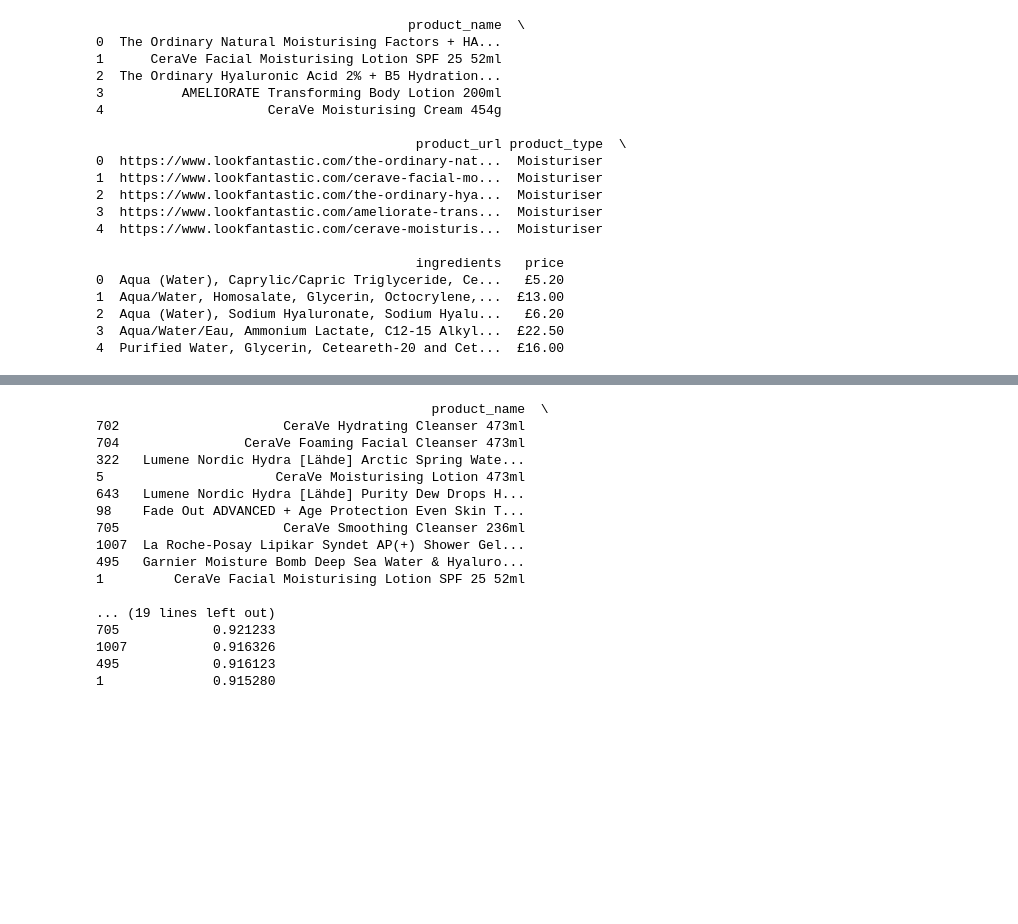
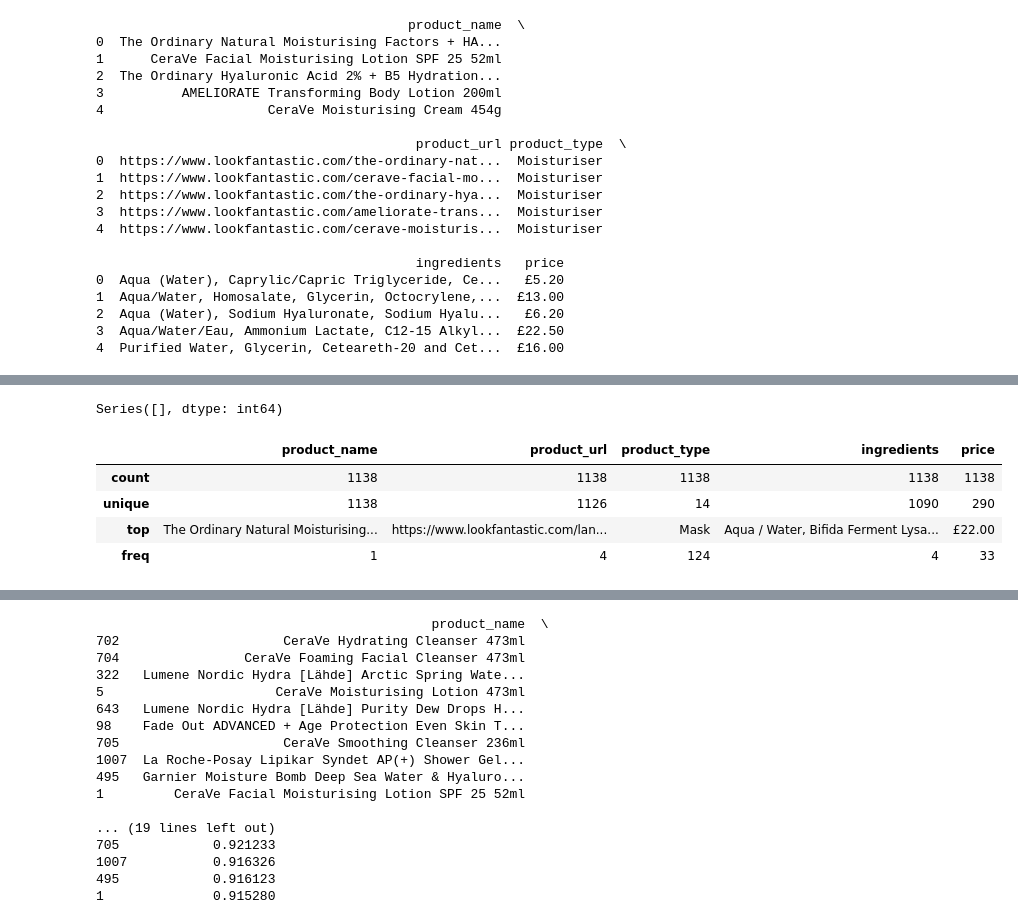
Before and after one commit to goernjosi/Projekt, a Jupyter notebook: vorschlag3.ipynb, the cells around one changed output, grey strips where cells are left out. Saved outputs shown, nothing was run; the diff lists cells and outputs as text; code cells hidden in the pictures; blank space fills up the shorter version.

```diff
--- a/vorschlag3.ipynb
+++ b/vorschlag3.ipynb
@@ -52,18 +36,0 @@ Name: processed_ingredients, dtype: object
-# %%
-from transformers import AutoTokenizer, AutoModel
-import torch
-
-# Load pre-trained model and tokenizer
-tokenizer = AutoTokenizer.from_pretrained('bert-base-uncased')
-model = AutoModel.from_pretrained('bert-base-uncased')
-
-# Function to get embeddings for a batch of text
-def get_embeddings(text):
-    encoded_input = tokenizer(text, return_tensors='pt', padding=True, truncation=True, max_length=512)
-    with torch.no_grad():
-        output = model(**encoded_input)
-    return output.pooler_output.squeeze().numpy()
-
-# Applying the function on the concatenated ingredient text
-df['ingredient_text'] = df['processed_ingredients'].apply(lambda x: ', '.join(x))
-df['embeddings'] = df['ingredient_text'].apply(get_embeddings)
@@ -170,14 +36,0 @@ Successfully installed joblib-1.4.2 scikit-learn-1.5.0 scipy-1.13.1 threadpoolct
-# %%
-%pip install sentence-transformers
-import pandas as pd
-import numpy as np
-import re
-from sklearn.metrics.pairwise import cosine_similarity
-from sentence_transformers import SentenceTransformer
-
-# Daten laden
-url = "skincare_products.csv"
-df = pd.read_csv(url)
-
-# Erste Zeilen anzeigen, um die Daten zu überprüfen
-print(df.head())
@@ -202,3 +57,21 @@ Requirement already satisfied: packaging>=20.9 in c:\users\goern_y\.pyenv\pyenv-
+# %%
+#Check for missing Data
+
+missing_values = df.isnull().sum()
+
+missing_values = missing_values[missing_values > 0]
+
+print(missing_values)
+# %% [output]
+Series([], dtype: int64)
+# %%
+df.describe()
+# %% [output]
+|  | product_name | product_url | product_type | ingredients | price |
+| count | 1138 | 1138 | 1138 | 1138 | 1138 |
+| unique | 1138 | 1126 | 14 | 1090 | 290 |
+| top | The Ordinary Natural Moisturising... | https://www.lookfantastic.com/lan... | Mask | Aqua / Water, Bifida Ferment Lysa... | £22.00 |
+| freq | 1 | 4 | 124 | 4 | 33 |
 # %%
 # Funktion zur Vorverarbeitung der Inhaltsstoffe
 def preprocess_ingredients(text):
```
Also changed, not shown: parts of 13 cells of this notebook.
